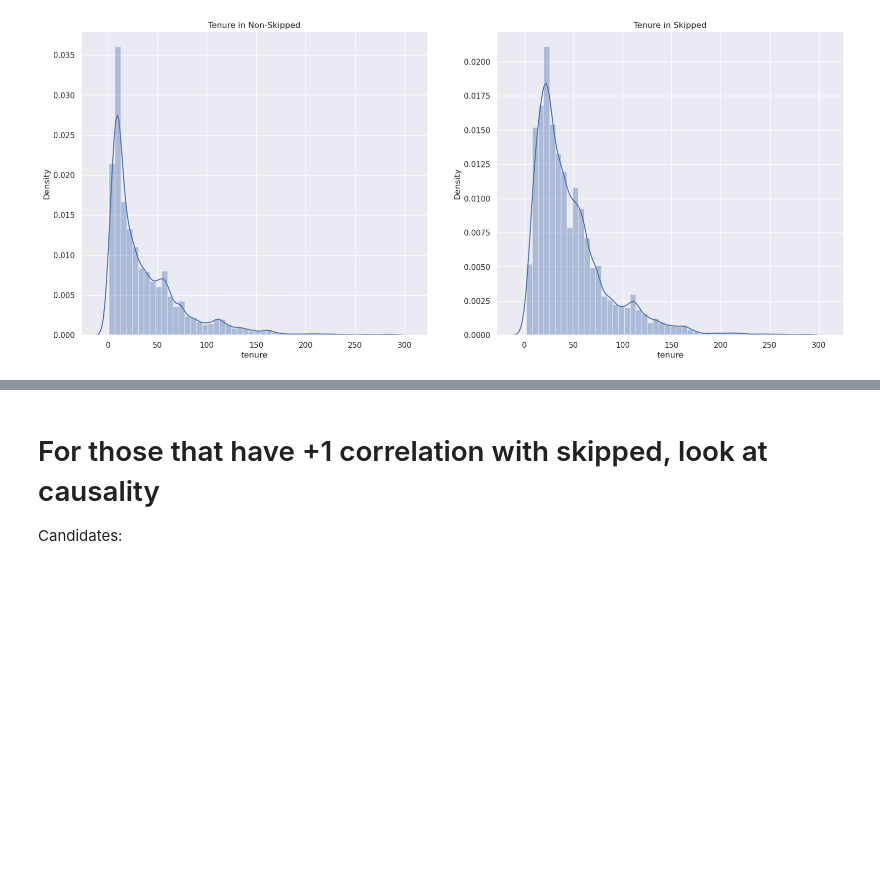
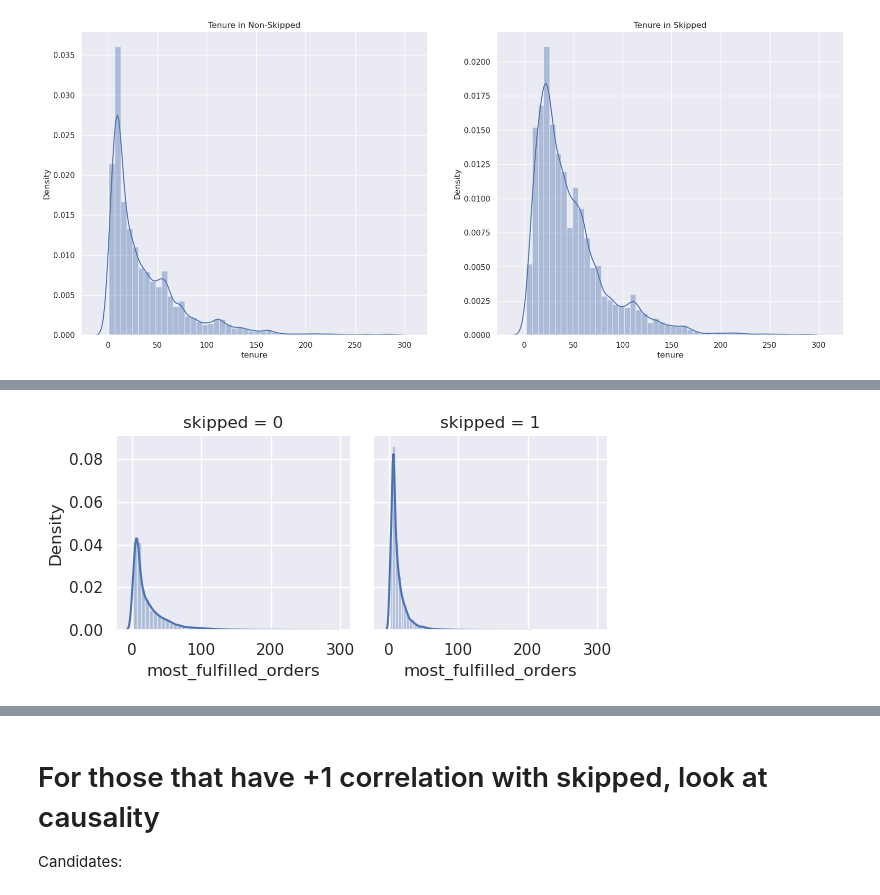
Before and after one commit to mindyng/Take-Homes, a Jupyter notebook: tovala2.ipynb, the cells around one changed output, grey strips where cells are left out. Cells and saved outputs as stored; diff of their text form; code cells hidden in the pictures; blank space fills up the shorter version.

```diff
--- a/tovala2.ipynb
+++ b/tovala2.ipynb
@@ -1323,0 +1323,5 @@ plt.show()
+# %%
+g = sns.FacetGrid(df, col='skipped')
+g = g.map(sns.distplot, "most_fulfilled_orders")
+# %% [output]
+[figure, added]
```
Also changed, not shown: parts of 19 cells of this notebook.
